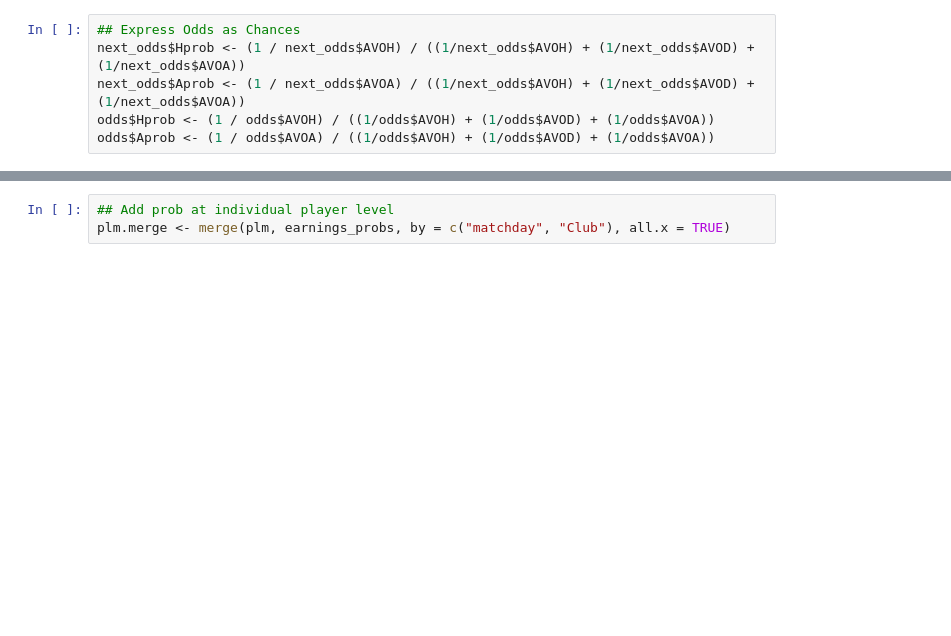
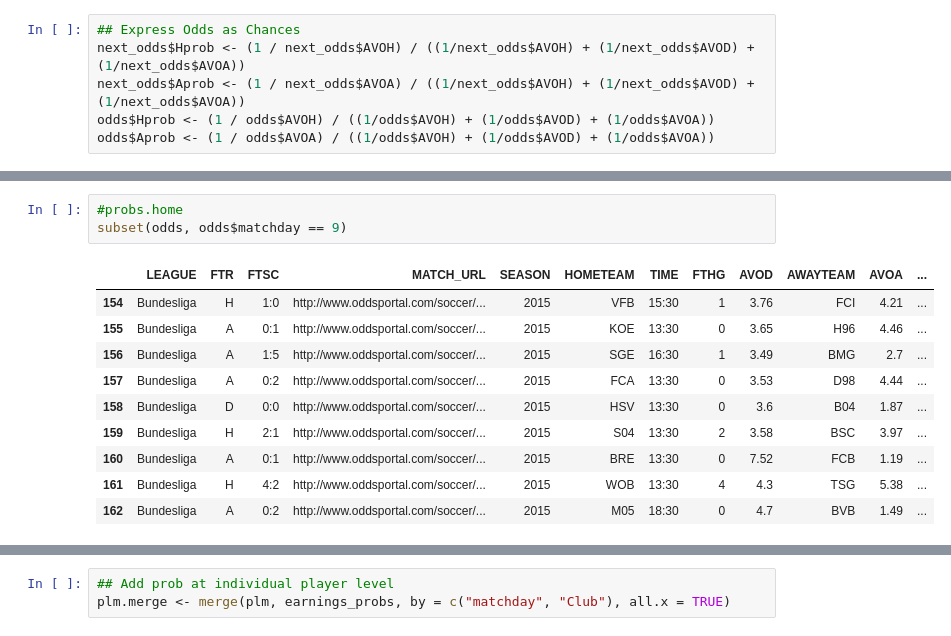
Before and after one commit to bethe/livemanagerstats, a Jupyter notebook: Odds.R.ipynb, the cells around one changed output, grey strips where cells are left out. Cells and saved outputs as stored; diff of their text form; blank space fills up the shorter version.

```diff
--- a/Odds.R.ipynb
+++ b/Odds.R.ipynb
@@ -101,3 +108,17 @@ The following objects are masked from 'package:base':
+# %%
+#probs.home
+subset(odds, odds$matchday == 9)
+# %% [output]
+|  | LEAGUE | FTR | FTSC | MATCH_URL | SEASON | HOMETEAM | TIME | FTHG | AVOD | AWAYTEAM | AVOA | ... |
+| 154 | Bundesliga | H | 1:0 | http://www.oddsportal.com/soccer/... | 2015 | VFB | 15:30 | 1 | 3.76 | FCI | 4.21 | ... |
+| 155 | Bundesliga | A | 0:1 | http://www.oddsportal.com/soccer/... | 2015 | KOE | 13:30 | 0 | 3.65 | H96 | 4.46 | ... |
+| 156 | Bundesliga | A | 1:5 | http://www.oddsportal.com/soccer/... | 2015 | SGE | 16:30 | 1 | 3.49 | BMG | 2.7 | ... |
+| 157 | Bundesliga | A | 0:2 | http://www.oddsportal.com/soccer/... | 2015 | FCA | 13:30 | 0 | 3.53 | D98 | 4.44 | ... |
+| 158 | Bundesliga | D | 0:0 | http://www.oddsportal.com/soccer/... | 2015 | HSV | 13:30 | 0 | 3.6 | B04 | 1.87 | ... |
+| 159 | Bundesliga | H | 2:1 | http://www.oddsportal.com/soccer/... | 2015 | S04 | 13:30 | 2 | 3.58 | BSC | 3.97 | ... |
+| 160 | Bundesliga | A | 0:1 | http://www.oddsportal.com/soccer/... | 2015 | BRE | 13:30 | 0 | 7.52 | FCB | 1.19 | ... |
+| 161 | Bundesliga | H | 4:2 | http://www.oddsportal.com/soccer/... | 2015 | WOB | 13:30 | 4 | 4.3 | TSG | 5.38 | ... |
+| 162 | Bundesliga | A | 0:2 | http://www.oddsportal.com/soccer/... | 2015 | M05 | 18:30 | 0 | 4.7 | BVB | 1.49 | ... |
 # %%
 #odds['matchday']
 
```
Also changed, not shown: parts of 18 cells of this notebook, 5 other files.
